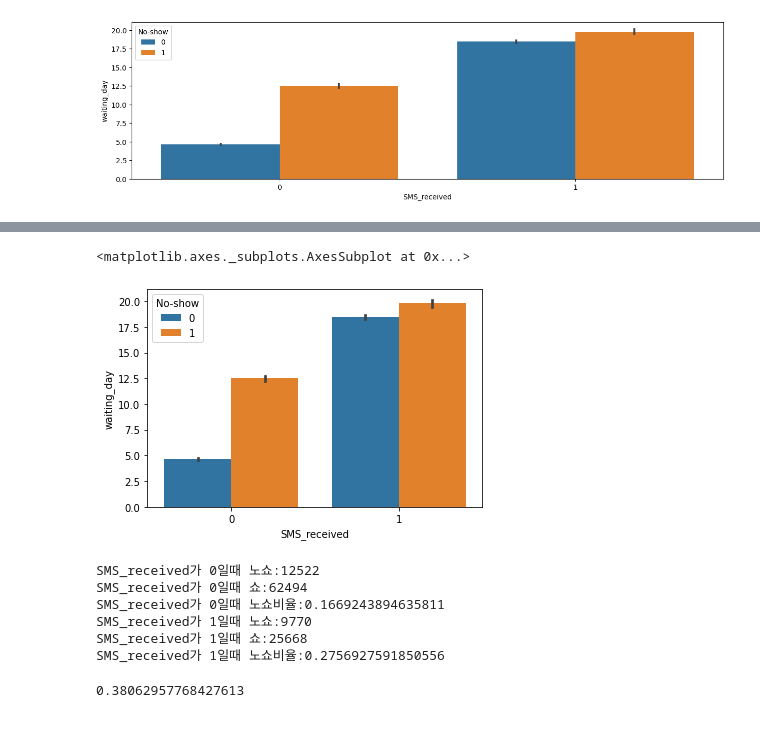
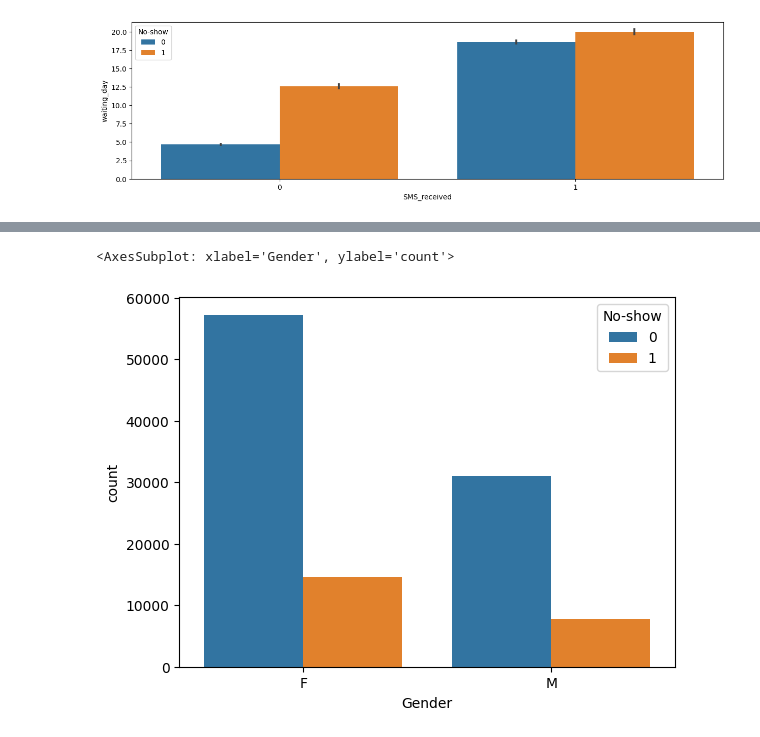
Before and after one commit to leadline42/lecture-bda-visaulization-python, a Jupyter notebook: Lecture04/Lecture04_01.ipynb, the cells around one changed output, grey strips where cells are left out. Cells and saved outputs as stored; diff of their text form; code cells hidden in the pictures.

```diff
--- a/Lecture04/Lecture04_01.ipynb
+++ b/Lecture04/Lecture04_01.ipynb
@@ -319,9 +324,13 @@ pd.concat([df_mod03_medical.ScheduledDay, df_mod03_medical.ScheduledDay.dt.dayof
 | 110526 | 2016-04-27 13:30:56+00:00 | 118 | 2016-06-07 00:00:00+00:00 | 159 |
 110521 rows × 4 columns
 # %%
+import datetime as dt
 # 차이를 통해서 대시 기간(일자)를 도출 이때 대기일자는 무조건 양수여야 함
-df_mod03_medical['waiting_day'] = df_mod03_medical.AppointmentDay.dt.dayofyear - df_mod03_medical.ScheduledDay.dt.dayofyear
+# df_mod03_medical['waiting_day'] = df_mod03_medical.AppointmentDay.dt.dayofyear - df_mod03_medical.ScheduledDay.dt.dayofyear
+df_mod03_medical['waiting_day'] = df_mod03_medical.AppointmentDay.dt.date - df_mod03_medical.ScheduledDay.dt.date
 df_mod03_medical.info()
+# df_mod03_medical[df_mod03_medical['waiting_day'] < 0]
+df_mod03_medical[df_mod03_medical['waiting_day'] <= dt.timedelta(days=-1)]
 # %% [output]
 <class 'pandas.core.frame.DataFrame'>
 Int64Index: 110521 entries, 0 to 110526
@@ -355,6 +370,6 @@ df_mod03_medical.describe()
 # %%
 # 음수존재 확인 양수조건만 전처리로 도출
-df_mod04_medical = df_mod03_medical[df_mod03_medical.waiting_day >= 0].reset_index(drop=True)
+df_mod04_medical = df_mod03_medical[df_mod03_medical['waiting_day'] > dt.timedelta(days=-1)].reset_index(drop=True)
 # %%
 # 데이터 전처리 완료
 df_mod04_medical.describe()
@@ -390 +405,4 @@ dtypes: datetime64[ns, UTC](2), float64(1), int64(5), object(2)
 memory usage: 8.4+ MB
+# %%
+df_mod05_medical = df_mod04_medical.copy()
+df_mod05_medical['waiting_day'] = df_mod05_medical.waiting_day.dt.days
@@ -614,0 +586,3 @@ Name: PatientId, dtype: int64
+# %%
+df_mod05_medical['No-show'] = df_mod05_medical['No-show'].astype(int)
+df_mod05_medical.info()
@@ -615,27 +623,5 @@ Name: PatientId, dtype: int64
 # %%
-sns.barplot(y='waiting_day', x='SMS_received', hue='No-show', data=df)
+sns.countplot(x='Gender',hue='No-show',data=df_mod05_medical)
 # %% [output]
-<matplotlib.axes._subplots.AxesSubplot at 0x...>
+<AxesSubplot: xlabel='Gender', ylabel='count'>
-[figure, old version]
+[figure, new version]
-# %%
-a=len(df[(df['SMS_received']==0) & (df['No-show']==1)])
-b=len(df[(df['SMS_received']==0) & (df['No-show']==0)])
-print(f'SMS_received가 0일때 노쇼:{a}')
-print(f'SMS_received가 0일때 쇼:{b}')
-print(f'SMS_received가 0일때 노쇼비율:{a/(a+b)}')
-c=len(df[(df['SMS_received']==1) & (df['No-show']==1)])
-d=len(df[(df['SMS_received']==1) & (df['No-show']==0)])
-print(f'SMS_received가 1일때 노쇼:{c}')
-print(f'SMS_received가 1일때 쇼:{d}')
-print(f'SMS_received가 1일때 노쇼비율:{c/(c+d)}')
-# %% [output]
-SMS_received가 0일때 노쇼:12522
-SMS_received가 0일때 쇼:62494
-SMS_received가 0일때 노쇼비율:0.1669243894635811
-SMS_received가 1일때 노쇼:9770
-SMS_received가 1일때 쇼:25668
-SMS_received가 1일때 노쇼비율:0.2756927591850556
-# %%
-9770/25668
-# %% [output]
-0.38062957768427613
```
Also changed, not shown: parts of 51 cells of this notebook, 5 other files.
